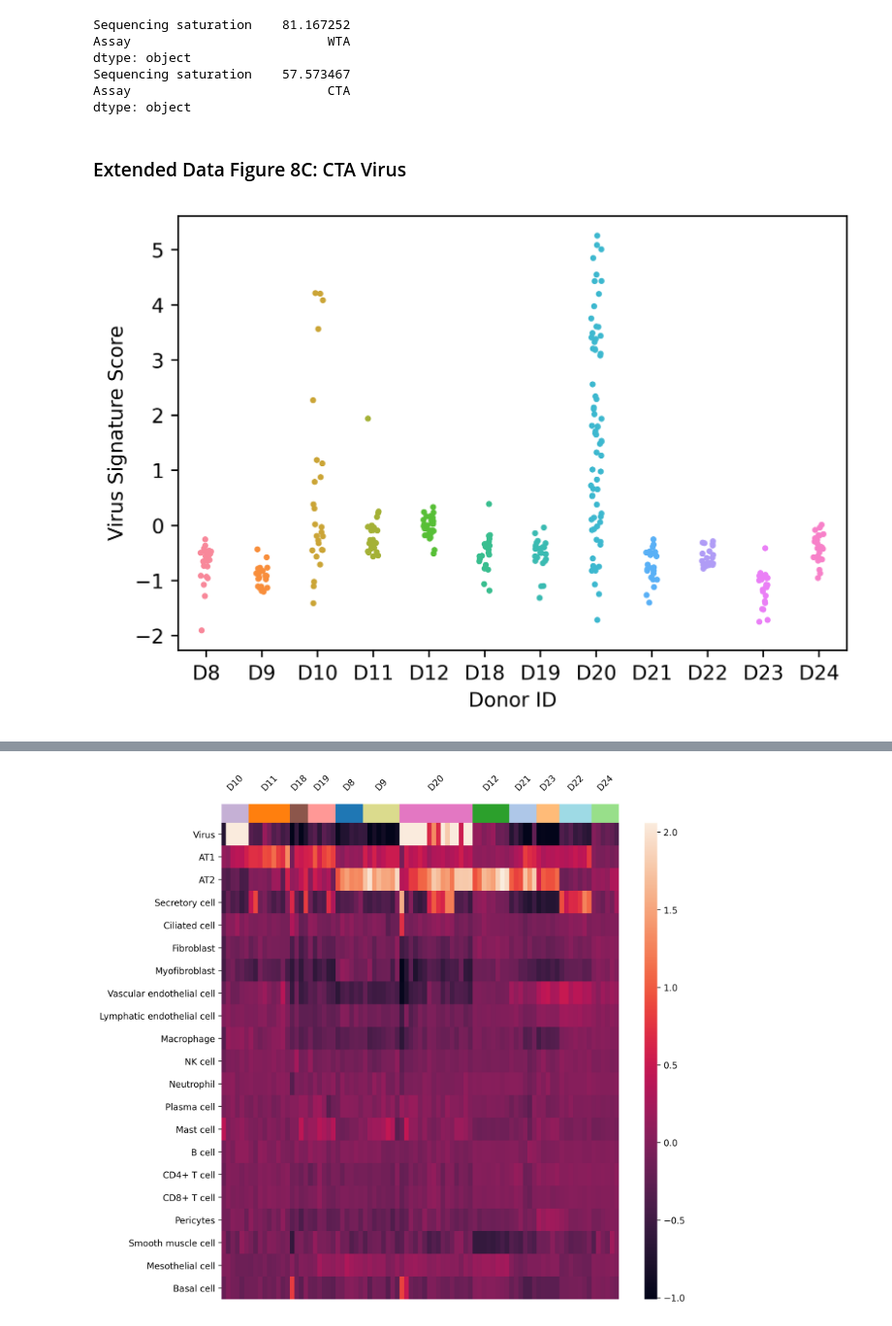
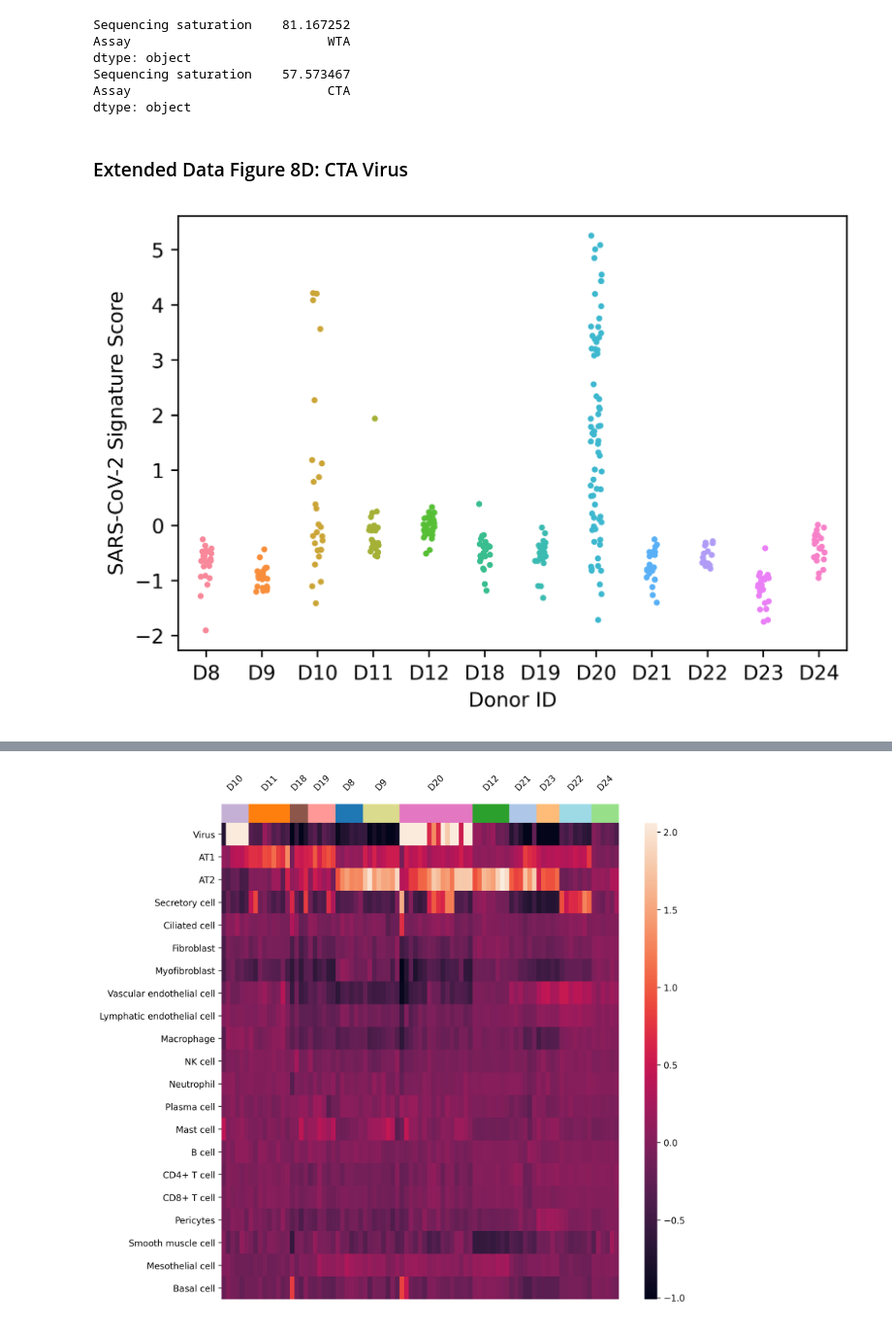
Before and after one commit to klarman-cell-observatory/covid19-autopsy, a Jupyter notebook: SpatialAnalysis/heatmap.ipynb, the cells around one changed output, grey strips where cells are left out. Shown at 97% size. Drawn from its saved outputs; the diff is of its cells as text; code cells hidden in the pictures.

```diff
--- a/SpatialAnalysis/heatmap.ipynb
+++ b/SpatialAnalysis/heatmap.ipynb
@@ -175,13 +178,13 @@ Sequencing saturation    57.573467
 Assay                          CTA
 dtype: object
 # %% [markdown]
-### Extended Data Figure 8C: CTA Virus
+### Extended Data Figure 8D: CTA Virus
 # %%
 ax = sns.stripplot(x="Broad_ID", y="Virus", data=data_cta.obs, size = 3)
-ax.set_ylabel("Virus Signature Score")
+ax.set_ylabel("SARS-CoV-2 Signature Score")
 ax.set_xlabel("Donor ID")
 ax.figure.dpi = 500
-ax.figure.savefig('ED_Figure_8/ED_Figure_8C.eps')
+ax.figure.savefig('ED_Figure_8/ED_Figure_8D.eps')
 # %% [output]
-[figure, old version]
+[figure, new version]
 # %%
```
Also changed, not shown: parts of 16 cells of this notebook, 6 other files.
